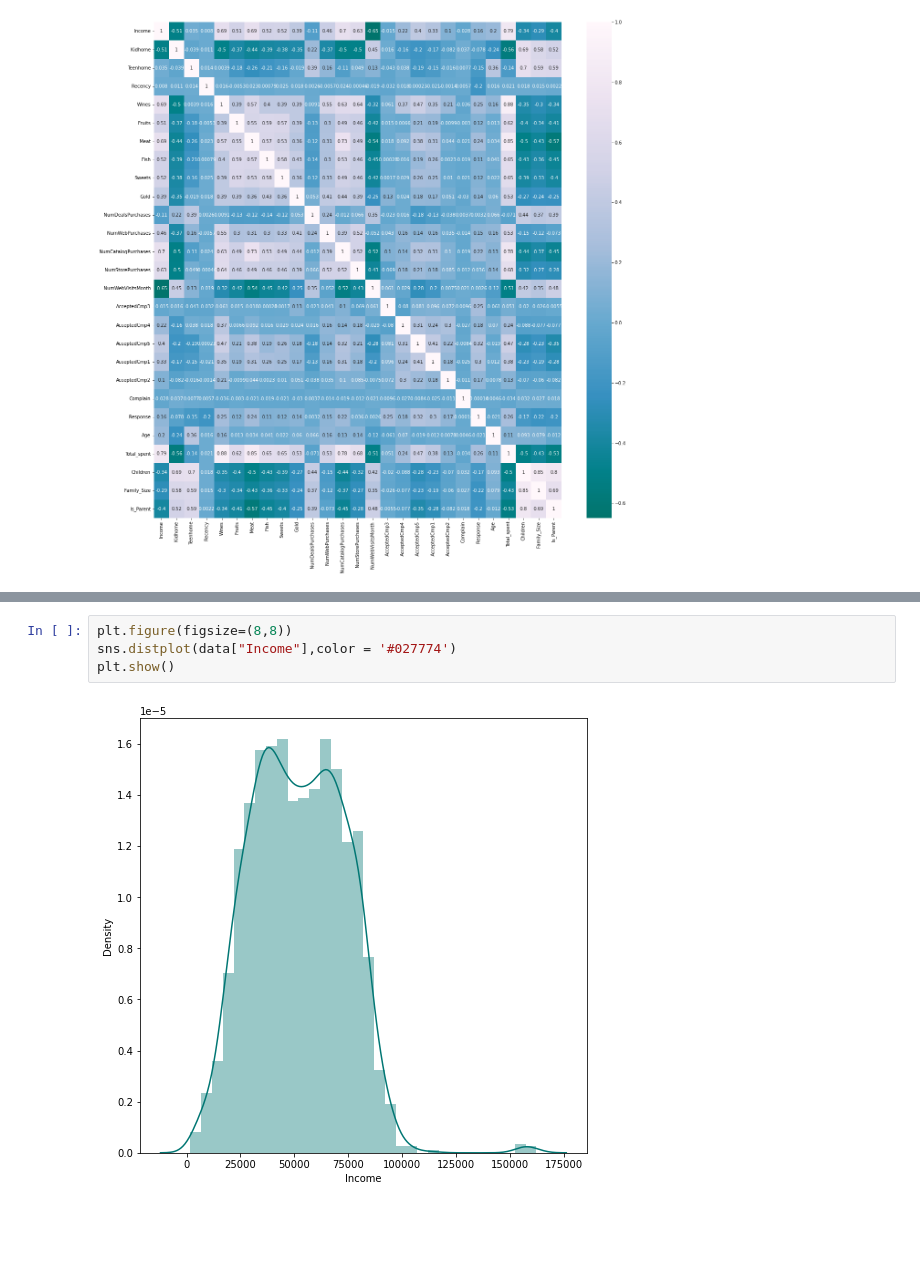
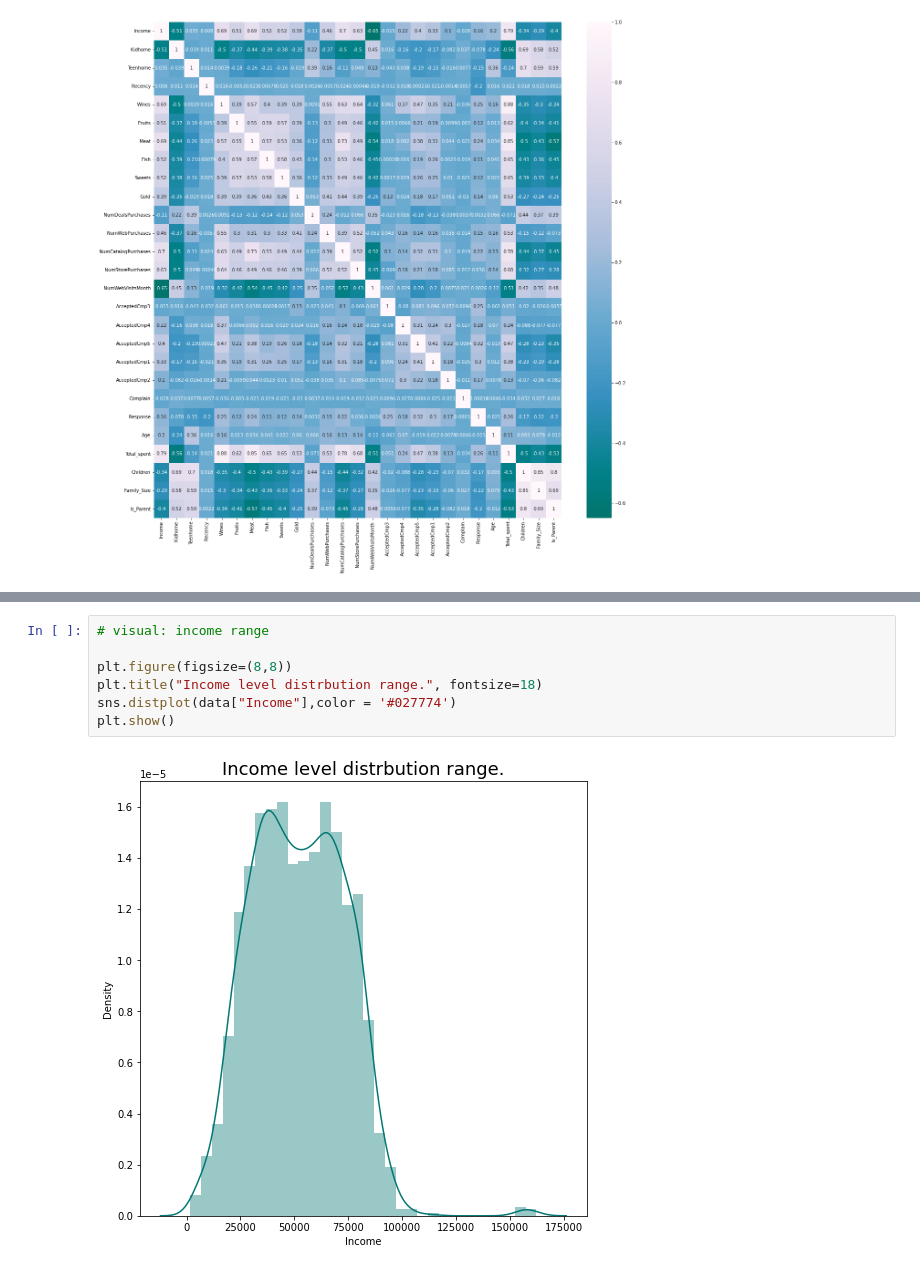
Before and after one commit to Charan1kh/Customer-Segmentation-and-Personality-Analysis-Using-Predictive-Modeling, a Jupyter notebook: Customer_segmentation_analysis.ipynb, the cells around one changed output, grey strips where cells are left out. Saved outputs shown, nothing was run; the diff lists cells and outputs as text; blank space fills up the shorter version.

```diff
--- a/Customer_segmentation_analysis.ipynb
+++ b/Customer_segmentation_analysis.ipynb
@@ -312,6 +319,9 @@ Categorial variables in the dataset:  ['Education', 'Relationship_Status']
 # %%
+# visual: income range
+
 plt.figure(figsize=(8,8))
+plt.title("Income level distrbution range.", fontsize=18)
 sns.distplot(data["Income"],color = '#027774')
 plt.show()
 # %% [output]
-[figure, old version]
+[figure, new version]
```
Also changed, not shown: parts of 5 cells of this notebook.
